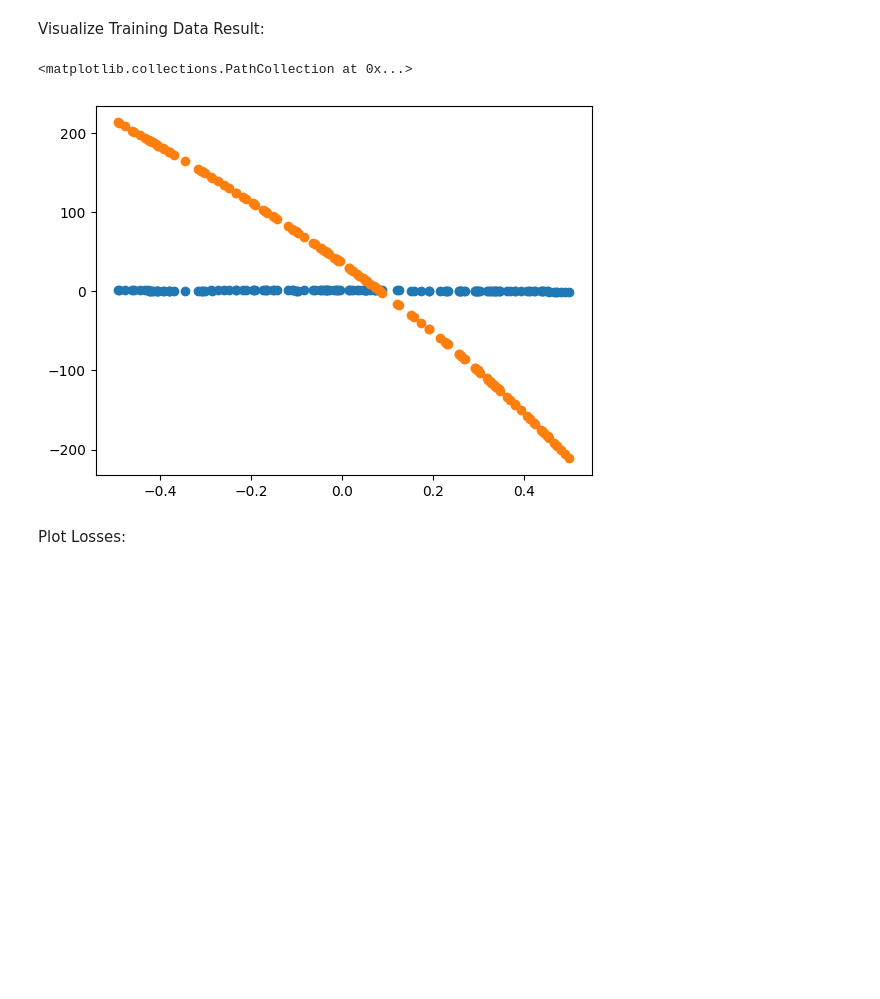
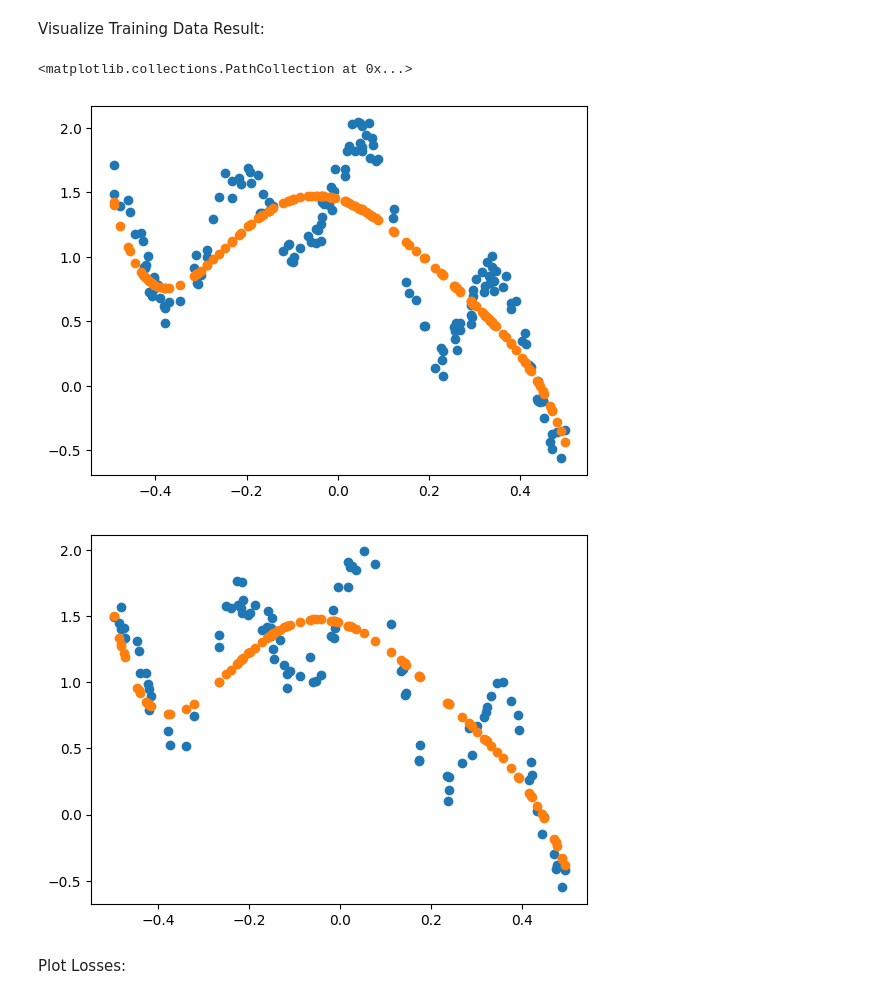
Before and after one commit to imthelizardking/cmp712-homeworks, a Jupyter notebook: hw1/hw1_n22133132_yusufcagri_ogut_.ipynb, the cells around one changed output. Saved outputs shown, nothing was run; the diff lists cells and outputs as text; code cells hidden in the pictures; blank space fills up the shorter version.

```diff
--- a/hw1/hw1_n22133132_yusufcagri_ogut_.ipynb
+++ b/hw1/hw1_n22133132_yusufcagri_ogut_.ipynb
@@ -67,8 +67,8 @@ Test data visualized (x axis: X, y axis: T:
 # %% [markdown]
 Generic method to calculate partial derivatives of MSE loss function wrt to polynomial parameters:
 # %%
-def calcLossPartialDeriv(T_Pred, nOrder):
-  res = (-2/T_Pred.size) * np.sum((T - T_Pred) * np.transpose(np.power(X, nOrder)))
+def calcLossPartialDeriv(T_truth, T_Pred, x, nOrder):
+  res = (-2) * (T_truth - T_Pred) * x**nOrder
   return res
 # %% [markdown]
 Generic method to calculate different order polynomials:
@@ -137,12 +116,12 @@ def trainer_v2(X, T, nLearningRate, nPolyOrder, nLossLim, nIterLim, nReg):
 Trainer wrapper:
 # %%
 # Hyperparam.s:
-LEARNING_RATE = 0.0001
+LEARNING_RATE = 0.2
 REGULARIZATION = 0 #0.2
-POLY_ORDER = 9
+POLY_ORDER = 13
 LIM_LOSS = 0.000001
-LIM_ITER = 1000
+LIM_ITER = 10000
 #vPolyParams, vLoss_training, vLoss_test = trainer(X, T, LEARNING_RATE, POLY_ORDER, LIM_LOSS, LIM_ITER, REGULARIZATION)
-vPolyParams, vLoss_training = trainer_v2(X, T, LEARNING_RATE, POLY_ORDER, LIM_LOSS, LIM_ITER, REGULARIZATION)
+vPolyParams, vLoss_training = trainer(X, T, LEARNING_RATE, POLY_ORDER, LIM_LOSS, LIM_ITER, REGULARIZATION)
 print(vPolyParams)
 # %% [output]
@@ -164,19 +147,24 @@ Visualize Training Data Result:
 # %%
 vIdx = sorted(range(len(X)), key=lambda k: X[k])
 X = X[vIdx]
 T_Pred = calcPoly(X, vPolyParams)
 T_Pred = T_Pred[vIdx]
 T = T[vIdx]
-#vIdx_test = sorted(range(len(X_test)), key=lambda k: X_test[k])
-#X_test = X_test[vIdx_test]
-#T_Pred_test = calcPoly(X_test, vPolyParams)
-#T_Pred_test = T_Pred_test[vIdx_test]
+vIdx_test = sorted(range(len(X_test)), key=lambda k: X_test[k])
+X_test = X_test[vIdx_test]
+T_Pred_test = calcPoly(X_test, vPolyParams)
+T_Pred_test = T_Pred_test[vIdx_test]
+T_test = T_test[vIdx_test]
+plt.figure()
 plt.scatter(X, T)
 plt.scatter(X, T_Pred)
-#plt.scatter(X_test, T_Pred_test)
+plt.figure()
+plt.scatter(X_test, T_test)
+plt.scatter(X_test, T_Pred_test)
 # %% [output]
 <matplotlib.collections.PathCollection at 0x...>
-[figure, old version]
+[figure, new version]
+[figure, added]
 # %% [markdown]
 Plot Losses:
 # %%
```
Also changed, not shown: parts of 3 cells of this notebook.
